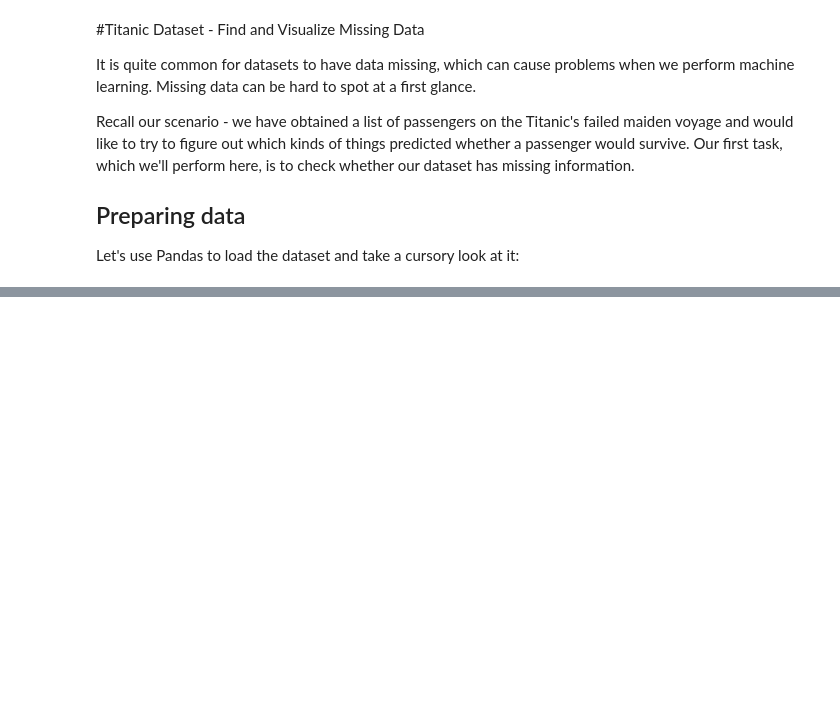
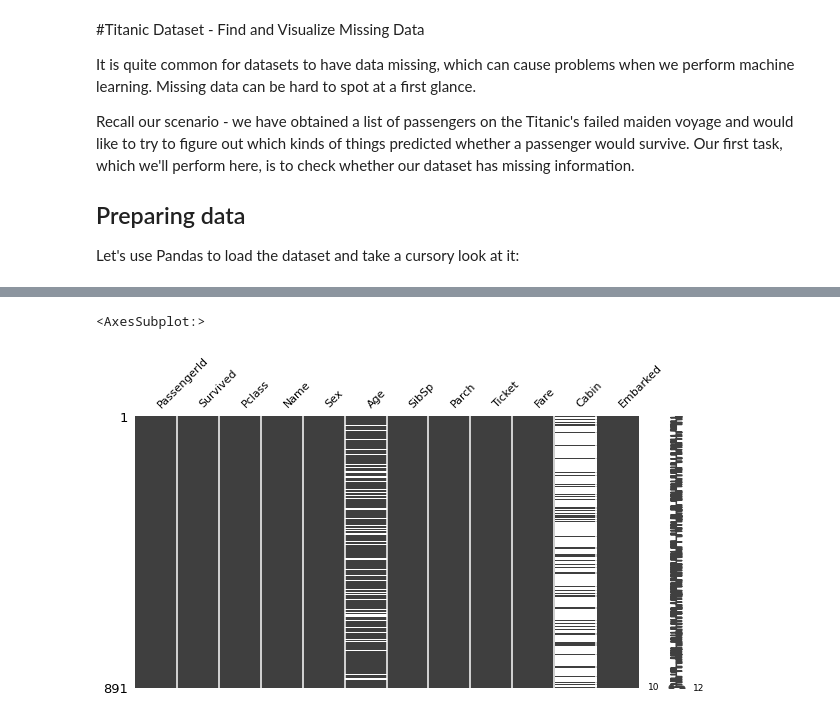
Before and after one commit to fitditcorp4/dp100_MS_Azure_DataScientist, a Jupyter notebook: Working_with_missing_data.ipynb, the cells around one changed output, grey strips where cells are left out. Drawn from its saved outputs; the diff is of its cells as text; code cells hidden in the pictures; blank space fills up the shorter version.

```diff
--- a/Working_with_missing_data.ipynb
+++ b/Working_with_missing_data.ipynb
@@ -48,0 +106,9 @@ graphing.py.6       100%[===================>]  21.01K  --.-KB/s    in 0.01s
+# %%
+# import missingno package
+import missingno as msno
+
+# Plot a matrix chart, set chart and font size
+msno.matrix(dataset, figsize=(10,5), fontsize=11)
+# %% [output]
+<AxesSubplot:>
+[figure, added]
```
Also changed, not shown: parts of 22 cells of this notebook.
